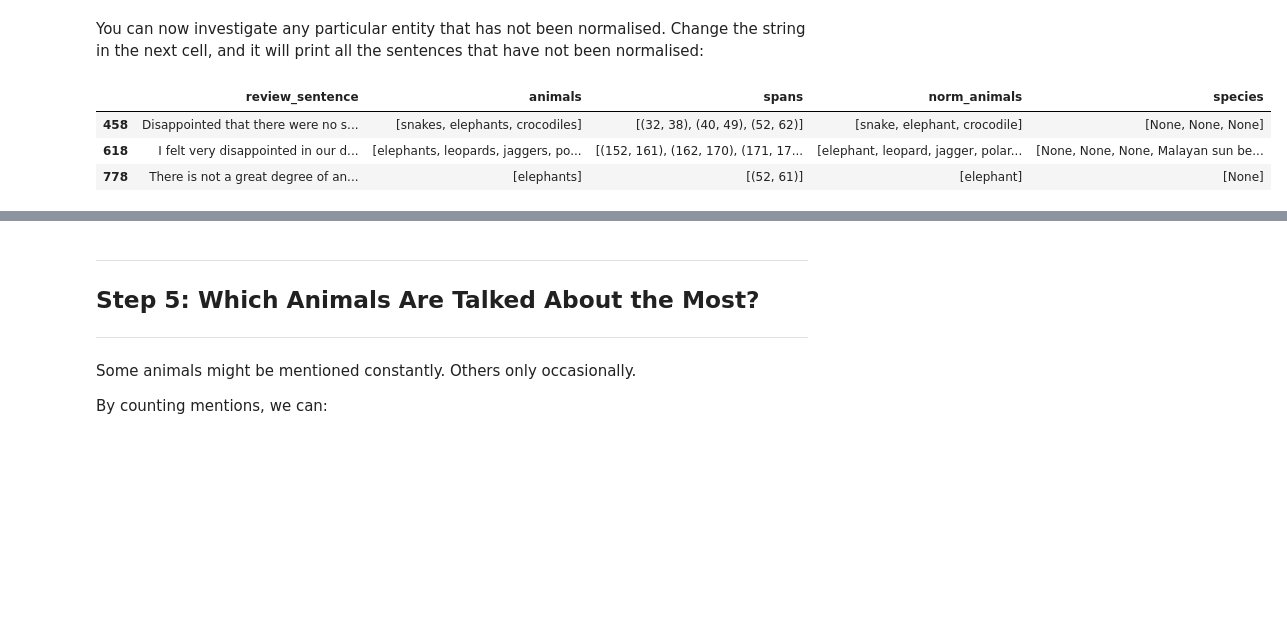
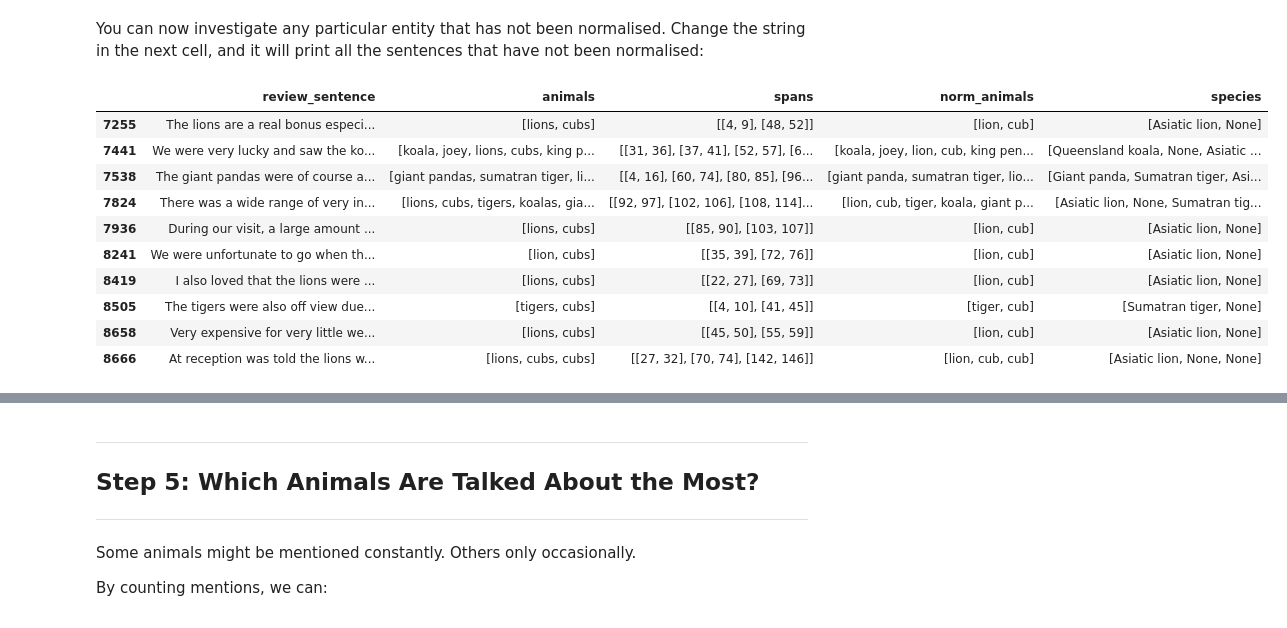
Before and after one commit to nuriafari/NLP_workshop_zoo_reviews, a Jupyter notebook: workshop.ipynb, the cells around one changed output, grey strips where cells are left out. Cells and saved outputs as stored; diff of their text form; code cells hidden in the pictures; blank space fills up the shorter version.

```diff
--- a/workshop.ipynb
+++ b/workshop.ipynb
@@ -447,4 +454,6 @@ The next cell contains all the code needed to move from sentences to encodings (
 # %%
+# TODO - Annotate this code for better understanding
+
 # ANNOTATE A SUBSET OF THE SENTENCES
 # LOAD THE FULL ANNOTATED DATASET
 
@@ -453,7 +462,7 @@ from tqdm import tqdm # Use to create a progression bar
 import torch
 
 # === Helper functions
-def flush_entity(entities, entity_token_idxs):
+def flush_entity(entities, entity_token_idxs, offsets, sentence):
     """
     Save the entity into the entities  list
     """
@@ -463,7 +472,11 @@ def flush_entity(entities, entity_token_idxs):
     end_char = span_offsets[-1][1]
 
     # Save the entity in the "entities" list for that sentence as a tuple (animal, start_char, end_char)
-    entities.append((sentence[start_char:end_char].strip().lower(), start_char, end_char))
+    new_entity = (sentence[start_char:end_char].strip().lower(), start_char, end_char)
+    # Ensure the entity is not present already (can happen in cases like to ##rt ##oise if to=B-ANIMAL, ##rt=O, ##oise=I-ANIMAL)
+    if new_entity not in entities:
+        entities.append((sentence[start_char:end_char].strip().lower(), start_char, end_char))
+
     # Reset the tracker for the next entity
     entity_token_idxs = []
 
@@ -492,21 +505,24 @@ def backtrack_to_word_start(input_ids_sent, tok_idx, entity_token_idxs):
 
     return entity_token_idxs
 
-def forwardtrack_to_word_end(input_ids_sent, tok_idx, entity_token_idxs):
+def forwardtrack_to_word_end(input_ids_sent, entity_token_idxs):
     """Looks ahead to include remaining subword tokens (e.g. ##e from giraffe)."""
 
     # Check if the next token is still part of the entity, and if so, recursively add
     next_idx = entity_token_idxs[-1] + 1
-    token_text = tokenizer.convert_ids_to_tokens([input_ids_sent[next_idx]])[0]
 
     # While loop to ensure we don't go past the end of the sentence
     while next_idx < len(input_ids_sent):
-        if token_text.startswith("##"):
-            # Token is part of the entity. Add, and check next token
+
+        # Get the text for the next token
+        next_token_text = tokenizer.convert_ids_to_tokens([input_ids_sent[next_idx]])[0]
+
+        if next_token_text.startswith("##"):
+            # Next token is part of the current entity. Add, and check the following token
             entity_token_idxs.append(next_idx)
             next_idx += 1
         else:
-            # Start of new word. Break the loop
+            # Next token starts a new word. Break the loop
             break
 
     return entity_token_idxs
@@ -548,10 +564,10 @@ def get_entities_from_predictions(preds, input_ids_sent, offsets):
         if (entity_token_idxs != []) and (label != "I-ANIMAL") :
 
             # Fix cases where entity doesn't reach the end of the word (e.g. "giraff").
-            entity_token_idxs = forwardtrack_to_word_end(input_ids_sent, tok_idx, entity_token_idxs)
+            entity_token_idxs = forwardtrack_to_word_end(input_ids_sent, entity_token_idxs)
 
             # Save to entities and reset entity_token_idxs tracker
-            entities, entity_token_idxs = flush_entity(entities, entity_token_idxs)
+            entities, entity_token_idxs = flush_entity(entities, entity_token_idxs, offsets, sentence)
 
         if label == "B-ANIMAL":
             # Add the token id into the entity_token_idxs
@@ -565,7 +581,7 @@ def get_entities_from_predictions(preds, input_ids_sent, offsets):
 
     # Final flush at end of sentence
     if entity_token_idxs:
-        entities, entity_token_idxs = flush_entity(entities, entity_token_idxs)
+        entities, entity_token_idxs = flush_entity(entities, entity_token_idxs, offsets, sentence)
 
     # Divide entities between spans and entities
     animals = [ent[0] for ent in entities] # ent[0] is the animal name
@@ -628,6 +644,10 @@ for i in tqdm(range(0, len(all_sentences), batch_size), desc="Finding animals in
 # Convert into dataframe for easier handling
 animal_sentences_df = pd.DataFrame(NER_animals)
 
+# TODO - Remove those 2 lines once everything else works
+# Save it into a JSON file for later use
+# animal_sentences_df.to_json("NER_animals.json")
+
 # animal_sentences_df now only has a subset of the sentences, as otherwise it would have taken too long.
 # Load the dataframe with all the sentences
 animal_sentences_df = pd.read_json("NER_animals.json")
@@ -970,13 +994,20 @@ Name: count, dtype: int64
 # %% [markdown]
 You can now investigate any particular entity that has not been normalised. Change the string in the next cell, and it will print all the sentences that have not been normalised:
 # %%
-# MAKE FUNCTION TO SHOW 10 SENTENCES FOR ANY ENTITY OF THEIR CHOICE. IF ENTITY DOES NOT EXIST, PRINT "ENTITY NOT ANNOTATED"
-norm_animal = "elephant"
+# Select the animal to investigate
+norm_animal = "cub"
 
-# Show sentences when that animal is mentioned
-animal_sentences_df[animal_sentences_df["norm_animals"].apply(lambda x: norm_animal in x)]
+# Show 10 sentences when that animal is mentioned
+animal_sentences_df[animal_sentences_df["norm_animals"].apply(lambda x: norm_animal in x)].head(10)
 # %% [output]
 |  | review_sentence | animals | spans | norm_animals | species |
-| 458 | Disappointed that there were no s... | [snakes, elephants, crocodiles] | [(32, 38), (40, 49), (52, 62)] | [snake, elephant, crocodile] | [None, None, None] |
-| 618 | I felt very disappointed in our d... | [elephants, leopards, jaggers, po... | [(152, 161), (162, 170), (171, 17... | [elephant, leopard, jagger, polar... | [None, None, None, Malayan sun be... |
-| 778 | There is not a great degree of an... | [elephants] | [(52, 61)] | [elephant] | [None] |
+| 7255 | The lions are a real bonus especi... | [lions, cubs] | [[4, 9], [48, 52]] | [lion, cub] | [Asiatic lion, None] |
+| 7441 | We were very lucky and saw the ko... | [koala, joey, lions, cubs, king p... | [[31, 36], [37, 41], [52, 57], [6... | [koala, joey, lion, cub, king pen... | [Queensland koala, None, Asiatic ... |
+| 7538 | The giant pandas were of course a... | [giant pandas, sumatran tiger, li... | [[4, 16], [60, 74], [80, 85], [96... | [giant panda, sumatran tiger, lio... | [Giant panda, Sumatran tiger, Asi... |
+| 7824 | There was a wide range of very in... | [lions, cubs, tigers, koalas, gia... | [[92, 97], [102, 106], [108, 114]... | [lion, cub, tiger, koala, giant p... | [Asiatic lion, None, Sumatran tig... |
+| 7936 | During our visit, a large amount ... | [lions, cubs] | [[85, 90], [103, 107]] | [lion, cub] | [Asiatic lion, None] |
+| 8241 | We were unfortunate to go when th... | [lion, cubs] | [[35, 39], [72, 76]] | [lion, cub] | [Asiatic lion, None] |
+| 8419 | I also loved that the lions were ... | [lions, cubs] | [[22, 27], [69, 73]] | [lion, cub] | [Asiatic lion, None] |
+| 8505 | The tigers were also off view due... | [tigers, cubs] | [[4, 10], [41, 45]] | [tiger, cub] | [Sumatran tiger, None] |
+| 8658 | Very expensive for very little we... | [lions, cubs] | [[45, 50], [55, 59]] | [lion, cub] | [Asiatic lion, None] |
+| 8666 | At reception was told the lions w... | [lions, cubs, cubs] | [[27, 32], [70, 74], [142, 146]] | [lion, cub, cub] | [Asiatic lion, None, None] |
```
Also changed, not shown: parts of 51 cells of this notebook, 1 other file.
